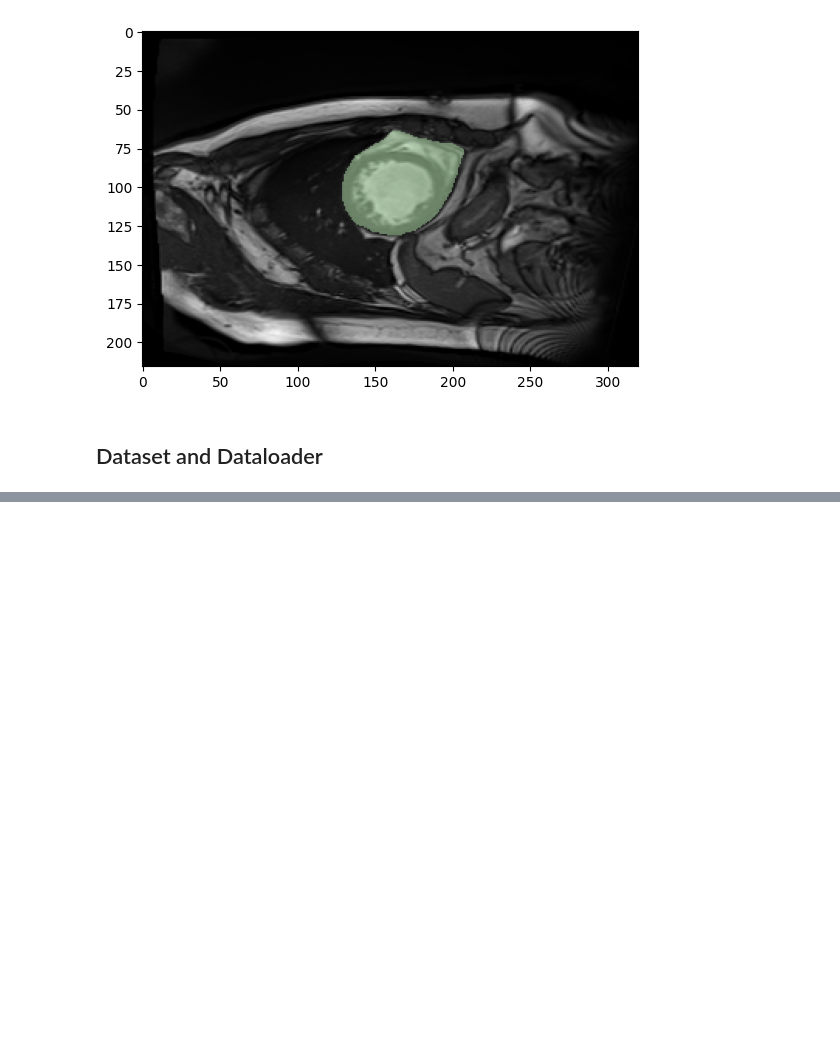
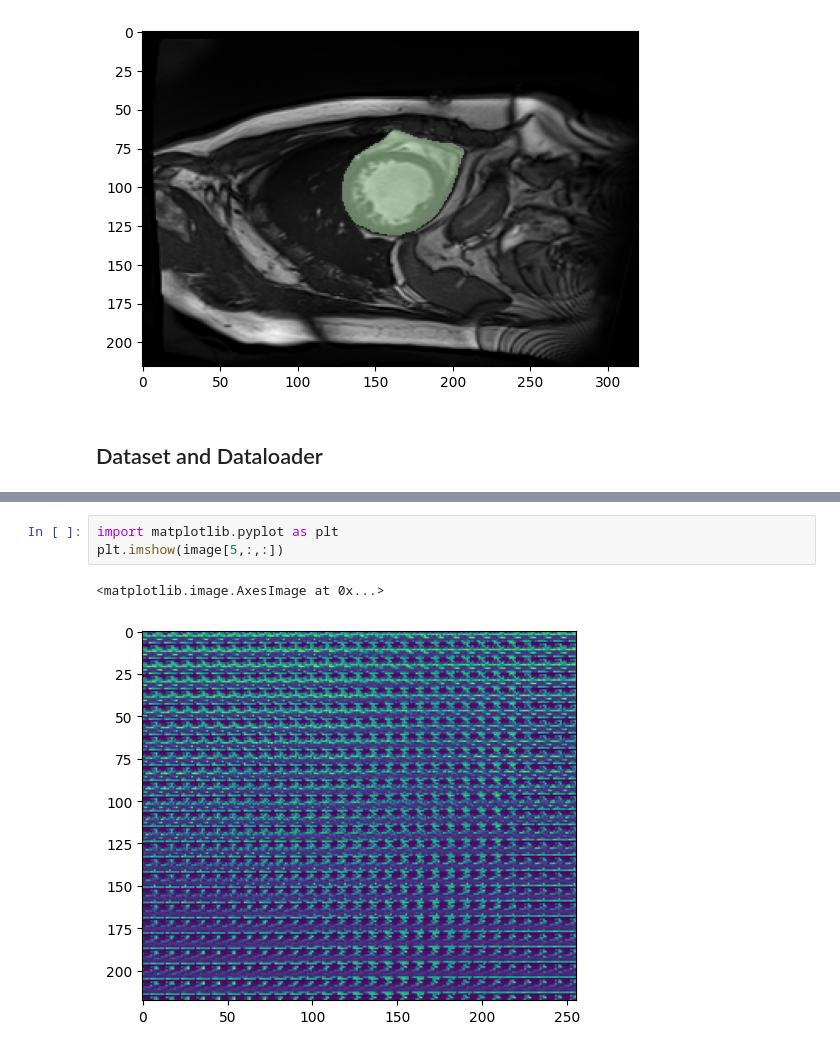
Before and after one commit to ThanhNguyen140/SAM_evaluation, a Jupyter notebook: thanh/sam_thanh.ipynb, the cells around one changed output, grey strips where cells are left out. Drawn from its saved outputs; the diff is of its cells as text; blank space fills up the shorter version.

```diff
--- a/thanh/sam_thanh.ipynb
+++ b/thanh/sam_thanh.ipynb
@@ -647,0 +674,6 @@ new_image.shape
+# %%
+import matplotlib.pyplot as plt
+plt.imshow(image[5,:,:])
+# %% [output]
+<matplotlib.image.AxesImage at 0x...>
+[figure, added]
```
Also changed, not shown: parts of 14 cells of this notebook, 7 other files.
